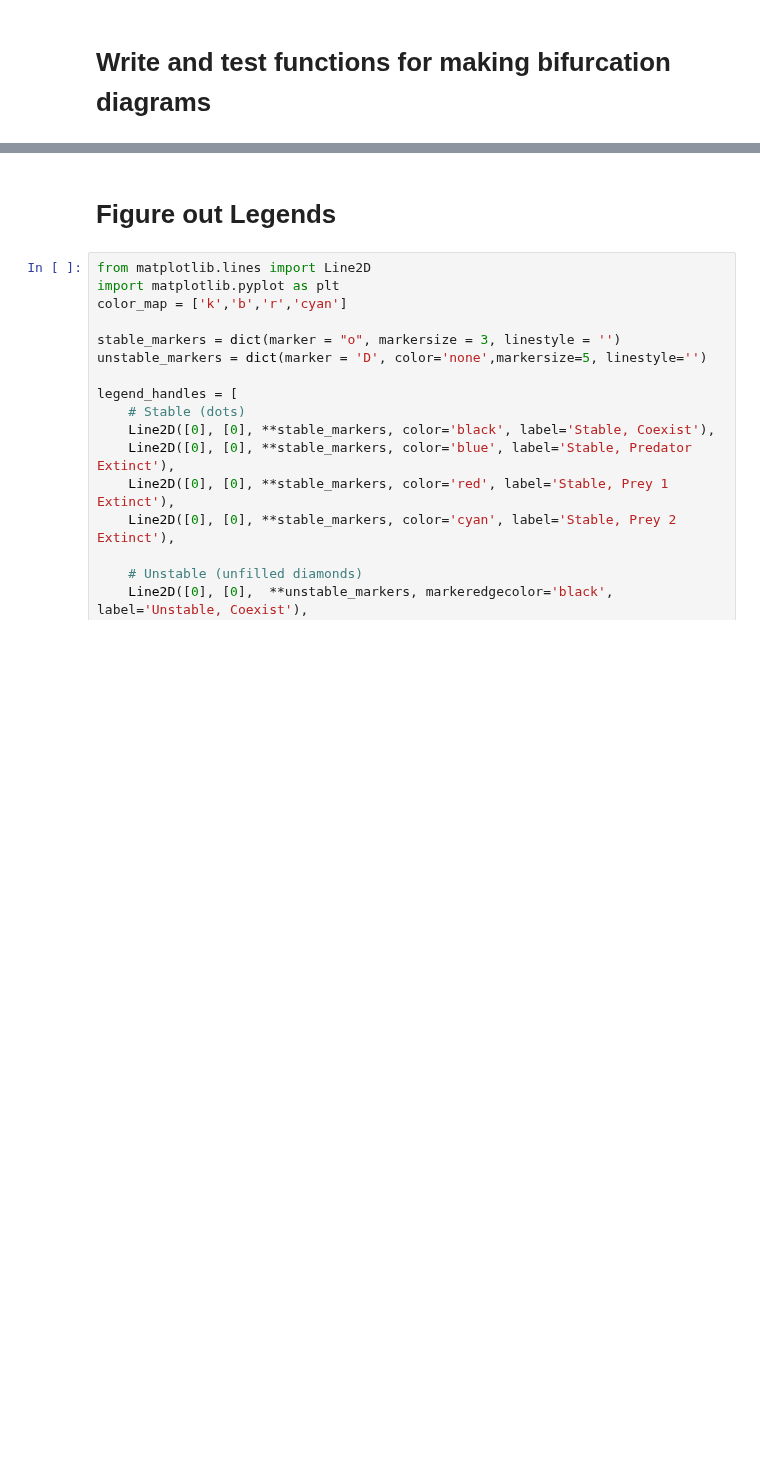
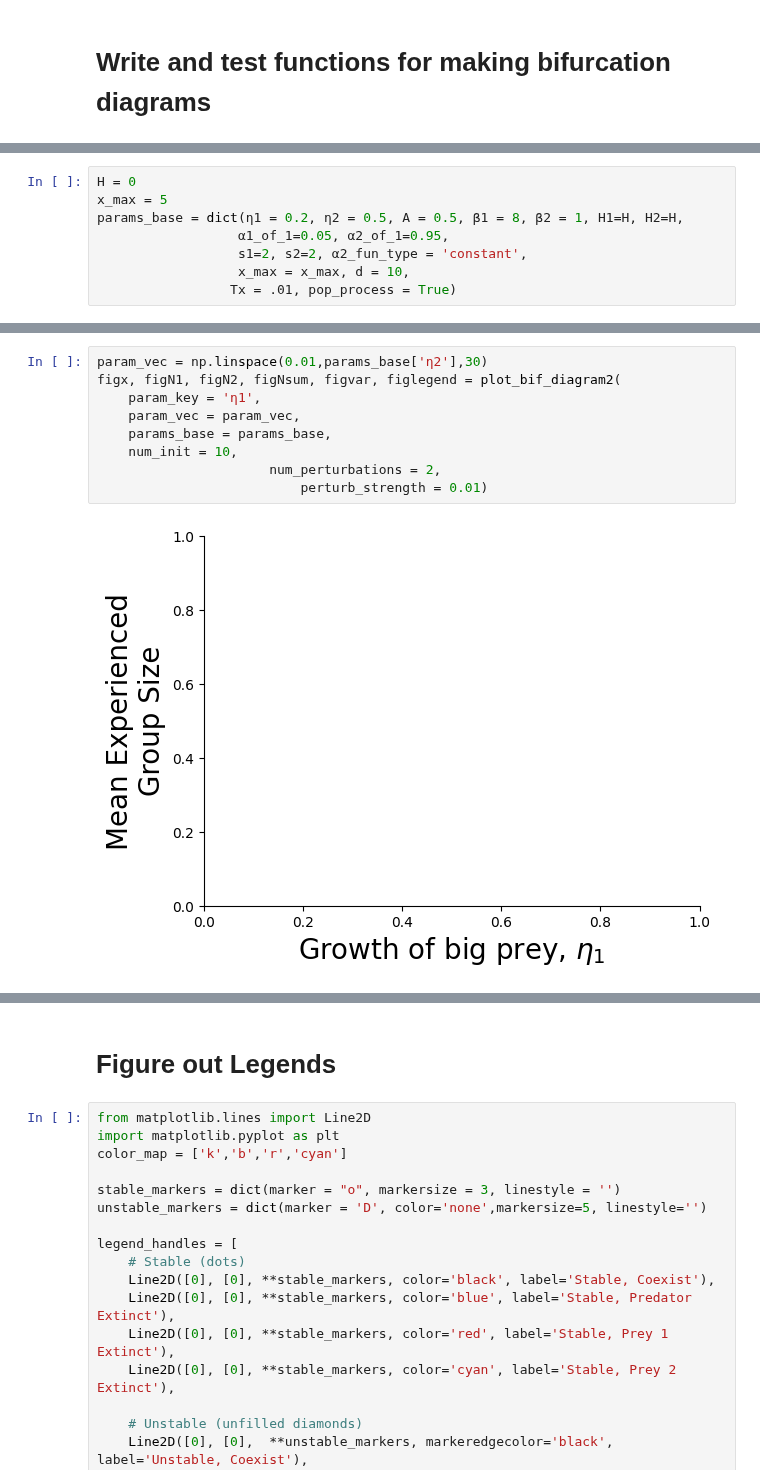
Before and after one commit to taliaborofsky/AdaptiveDynamics_CH_RS, a Jupyter notebook: Functions/bif_diagram_funs.ipynb, the cells around one changed output, grey strips where cells are left out. Drawn from its saved outputs; the diff is of its cells as text; blank space fills up the shorter version.

```diff
--- a/Functions/bif_diagram_funs.ipynb
+++ b/Functions/bif_diagram_funs.ipynb
@@ -397,0 +398,8 @@ Overwriting bif_diagram_funs.py
+# %%
+H = 0
+x_max = 5
+params_base = dict(η1 = 0.2, η2 = 0.5, A = 0.5, β1 = 8, β2 = 1, H1=H, H2=H,
+                  α1_of_1=0.05, α2_of_1=0.95,
+                  s1=2, s2=2, α2_fun_type = 'constant',
+                  x_max = x_max, d = 10,
+                 Tx = .01, pop_process = True)
@@ -397,0 +429,11 @@ Overwriting bif_diagram_funs.py
+# %%
+param_vec = np.linspace(0.01,params_base['η2'],30)
+figx, figN1, figN2, figNsum, figvar, figlegend = plot_bif_diagram2(
+    param_key = 'η1',
+    param_vec = param_vec,
+    params_base = params_base,
+    num_init = 10,
+                      num_perturbations = 2,
+                          perturb_strength = 0.01)
+# %% [output]
+[figure, added]
```
Also changed, not shown: parts of 11 cells of this notebook, 11 other files.
